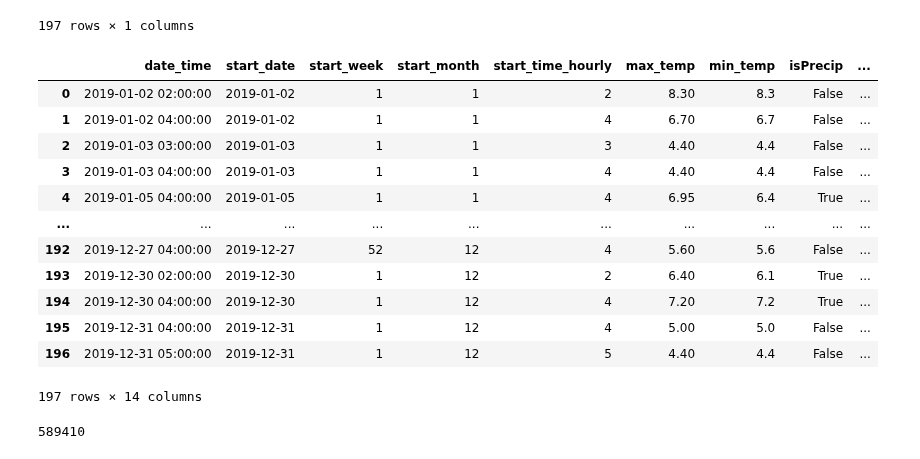
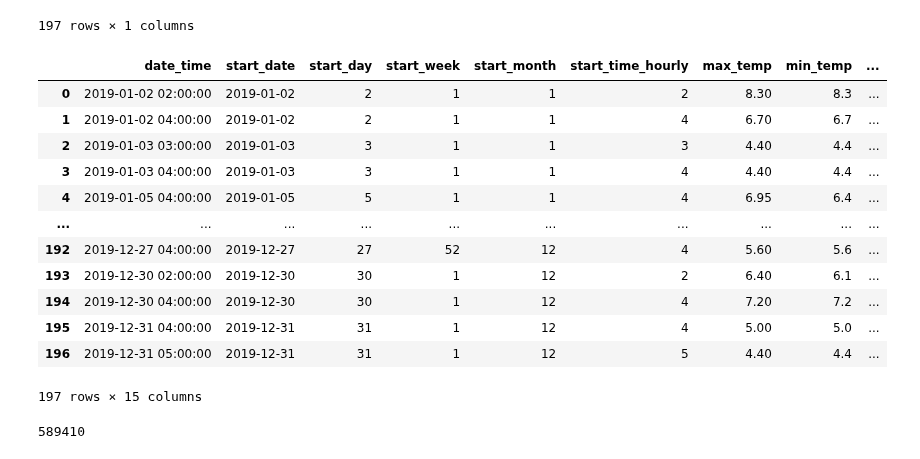
Before and after one commit to Hannah2800/AA_2022_PythonPandas, a Jupyter notebook: Task 1 - Data Collection and Preparation.ipynb, the cells around one changed output. Saved outputs shown, nothing was run; the diff lists cells and outputs as text; code cells hidden in the pictures.

```diff
--- a/Task 1 - Data Collection and Preparation.ipynb
+++ b/Task 1 - Data Collection and Preparation.ipynb
@@ -890,8 +890,11 @@ dfPhiladelphia['velocity (km/h)'] = dfPhiladelphia['distance (km)']/(dfPhiladelp
 # %%
-# also add start_week & start_month, which we will use later for merges and which could be useful as x-axis in Task 2
+## also add start_week & start_month, which we will use later for merges and which could be useful as x-axis in Task 2
+# The month as January=1, December=12.
+dfPhiladelphia['start_month'] = dfPhiladelphia['start_time'].dt.round("H").dt.month
+# The weeknumber of the year
 dfPhiladelphia['start_week'] = dfPhiladelphia['start_time'].dt.round("H").dt.isocalendar()["week"]
-## The month as January=1, December=12.
-dfPhiladelphia['start_month'] = dfPhiladelphia['start_time'].dt.round("H").dt.month
+# also add start_day with 1 to 28/30/31
+dfPhiladelphia['start_day'] = dfPhiladelphia['start_time'].dt.round("H").dt.day
 # %% [markdown]
 ### Outlier Check
 - In this section we need to remove the outliers, before we can start counting and aggregating the number of rented bikes per specific time period and store them as additional features (numOfRentedBikesX).
@@ -988,7 +991,7 @@ dfPhiladelphia = remove_outliers(dfPhiladelphia,excluded_cols=['start_time','end
                 'end_time_hourly', 'start_date', 'end_date', 'start_latitude','start_longitude',
                 'end_longitude','end_latitude','max_temp',
                 'min_temp', 'isPrecip', 'dayOfWeek', 'isWeekend', 'isHoliday', 'season', 'isRushhour',
-                'start', 'end','start_week','start_month'],zscore_threshold=2,verbose=True)
+                'start', 'end','start_day','start_week','start_month'],zscore_threshold=2,verbose=True)
 # %% [output]
 --> 30053 outlier detected and removed from tripduration_sec column using zscore
 --> 26356 outlier detected and removed from distance (km) column using zscore
@@ -1549,6 +1553,9 @@ dfMissingHours
 
 ## 'start_date'
 dfMissingHours["start_date"] = dfMissingHours["date_time"].dt.round("H").dt.date
+
+## 'start_day'
+dfMissingHours['start_day'] = dfMissingHours['date_time'].dt.round("H").dt.day
 
 ## 'start_week'
 dfMissingHours["start_week"] = dfMissingHours['date_time'].dt.round("H").dt.isocalendar()["week"]
@@ -1589,46 +1596,46 @@ dfMissingUniqueHours = dfMissingHours
 # Add all features (which we won't need in dfPhiladelphiaIncluding0TripsUniqueHours)
 # in dfMissingHours for the creation of dfPhiladelphiaIncluding0Trips before merge
 
 ## 'numOfRentedBikesDaily'
 # QUATSCH dfMissingHours["numOfRentedBikesDaily"] = 0
 
 ## 'numOfRentedBikesMonthly'
 # QUATSCH dfMissingHours["numOfRentedBikesMonthly"] = 0
 
 ## 'numOfRentedBikesHourlyStationDependent'
 # dfMissingHours["numOfRentedBikesHourlyStationDependent"] = 0
 
 ## 'start_station_id' & 'end_station_id'
 # dfMissingHours["start_station_id"] = 0
 # dfMissingHours["end_station_id"] = 0
 
 ## 'bike_id'
 #dfMissingHours["bike_id"] = 0
 
 ## 'bike_type'
 # dfMissingHours["bike_type"] = "None"
 
 ## 'tripduration_sec'
 # dfMissingHours["tripduration_sec"] = 0
 
 ## 'user_type'
 # dfMissingHours["user_type"] = "None"
 
 dfMissingHours
 # %% [output]
-|  | date_time | start_date | start_week | start_month | start_time_hourly | max_temp | min_temp | isPrecip | ... |
-| 0 | 2019-01-02 02:00:00 | 2019-01-02 | 1 | 1 | 2 | 8.30 | 8.3 | False | ... |
-| 1 | 2019-01-02 04:00:00 | 2019-01-02 | 1 | 1 | 4 | 6.70 | 6.7 | False | ... |
-| 2 | 2019-01-03 03:00:00 | 2019-01-03 | 1 | 1 | 3 | 4.40 | 4.4 | False | ... |
-| 3 | 2019-01-03 04:00:00 | 2019-01-03 | 1 | 1 | 4 | 4.40 | 4.4 | False | ... |
-| 4 | 2019-01-05 04:00:00 | 2019-01-05 | 1 | 1 | 4 | 6.95 | 6.4 | True | ... |
+|  | date_time | start_date | start_day | start_week | start_month | start_time_hourly | max_temp | min_temp | ... |
+| 0 | 2019-01-02 02:00:00 | 2019-01-02 | 2 | 1 | 1 | 2 | 8.30 | 8.3 | ... |
+| 1 | 2019-01-02 04:00:00 | 2019-01-02 | 2 | 1 | 1 | 4 | 6.70 | 6.7 | ... |
+| 2 | 2019-01-03 03:00:00 | 2019-01-03 | 3 | 1 | 1 | 3 | 4.40 | 4.4 | ... |
+| 3 | 2019-01-03 04:00:00 | 2019-01-03 | 3 | 1 | 1 | 4 | 4.40 | 4.4 | ... |
+| 4 | 2019-01-05 04:00:00 | 2019-01-05 | 5 | 1 | 1 | 4 | 6.95 | 6.4 | ... |
 | ... | ... | ... | ... | ... | ... | ... | ... | ... | ... |
-| 192 | 2019-12-27 04:00:00 | 2019-12-27 | 52 | 12 | 4 | 5.60 | 5.6 | False | ... |
-| 193 | 2019-12-30 02:00:00 | 2019-12-30 | 1 | 12 | 2 | 6.40 | 6.1 | True | ... |
-| 194 | 2019-12-30 04:00:00 | 2019-12-30 | 1 | 12 | 4 | 7.20 | 7.2 | True | ... |
-| 195 | 2019-12-31 04:00:00 | 2019-12-31 | 1 | 12 | 4 | 5.00 | 5.0 | False | ... |
-| 196 | 2019-12-31 05:00:00 | 2019-12-31 | 1 | 12 | 5 | 4.40 | 4.4 | False | ... |
+| 192 | 2019-12-27 04:00:00 | 2019-12-27 | 27 | 52 | 12 | 4 | 5.60 | 5.6 | ... |
+| 193 | 2019-12-30 02:00:00 | 2019-12-30 | 30 | 1 | 12 | 2 | 6.40 | 6.1 | ... |
+| 194 | 2019-12-30 04:00:00 | 2019-12-30 | 30 | 1 | 12 | 4 | 7.20 | 7.2 | ... |
+| 195 | 2019-12-31 04:00:00 | 2019-12-31 | 31 | 1 | 12 | 4 | 5.00 | 5.0 | ... |
+| 196 | 2019-12-31 05:00:00 | 2019-12-31 | 31 | 1 | 12 | 5 | 4.40 | 4.4 | ... |
-197 rows × 14 columns
+197 rows × 15 columns
 # %%
 # Concatenate dfMissingHours with dfPhiladelphiaDuplicate
 dfPhiladelphiaIncluding0Trips = pd.concat([dfMissingHours, dfPhiladelphiaDuplicate])
```
Also changed, not shown: parts of 19 cells of this notebook, 3 other files.
